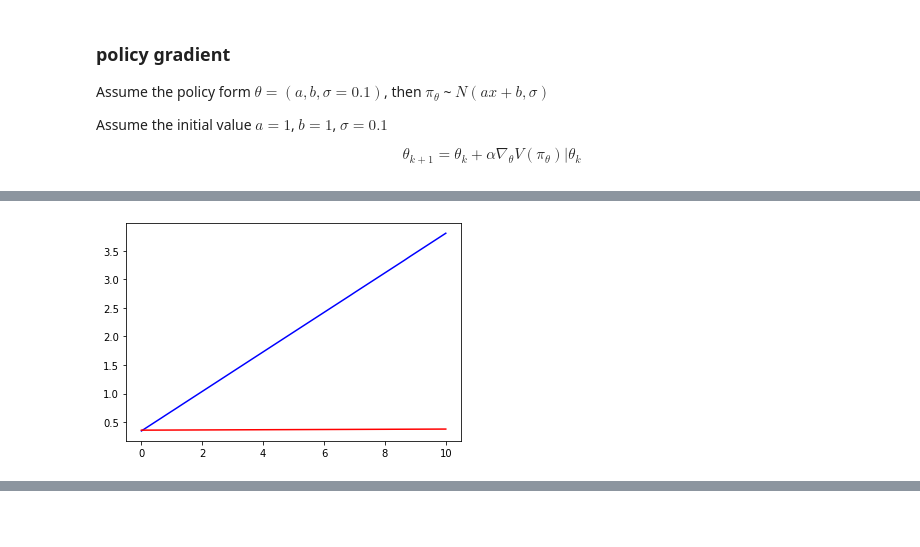
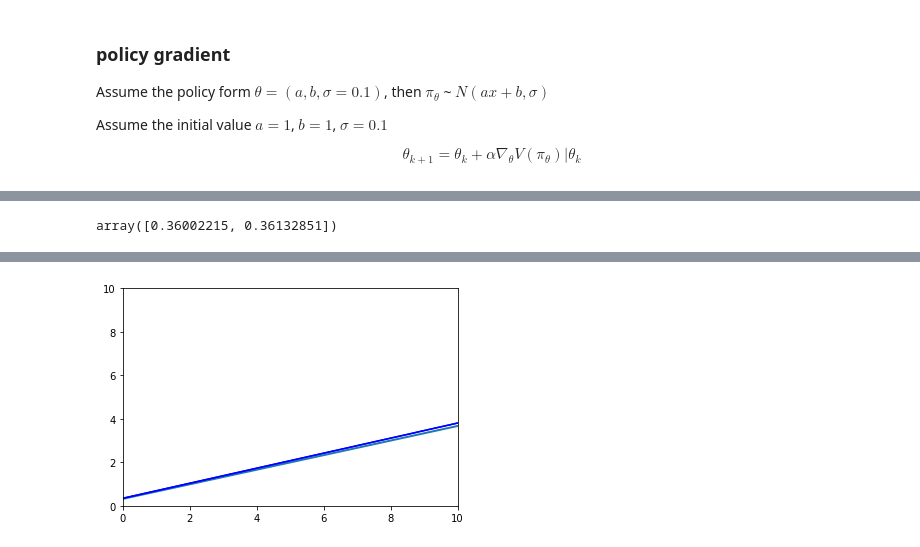
Before and after one commit to dongxulee/lifeCycle, a Jupyter notebook: 20210115/onePeriodPolicyGradient.ipynb, the cells around one changed output, grey strips where cells are left out. Saved outputs shown, nothing was run; the diff lists cells and outputs as text; code cells hidden in the pictures; blank space fills up the shorter version.

```diff
--- a/20210115/onePeriodPolicyGradient.ipynb
+++ b/20210115/onePeriodPolicyGradient.ipynb
@@ -161,4 +160,32 @@ for i in range(N):
-# %%
-plot3(theta)
-# %% [output]
-[figure, removed]
+# %%
+THETA3[:,-1]
+# %% [output]
+array([0.36002215, 0.36132851])
+# %%
+# First set up the figure, the axis, and the plot element we want to animate
+from IPython.display import HTML
+from matplotlib import animation
+fig = plt.figure()
+ax = plt.axes(xlim=(0, 10), ylim=(0, 10))
+line, = ax.plot([], [], lw=2)
+
+# initialization function: plot the background of each frame
+def init():
+    plt.plot(ws, Cs, 'b')
+    line.set_data([], [])
+    return line,
+
+
+def animate(i):
+    x = ws
+    y = mu(THETA3[:,i], ws)
+    line.set_data(x, y)
+    return line,
+
+
+# call the animator.  blit=True means only re-draw the parts that have changed.
+anim = animation.FuncAnimation(fig, animate, init_func=init,
+           frames=2000, interval=10, blit=True)
+
+HTML(anim.to_html5_video())
+# %% [output]
@@ -164,0 +193 @@ plot3(theta)
+[figure, added]
```
Also changed, not shown: parts of 6 cells of this notebook.
